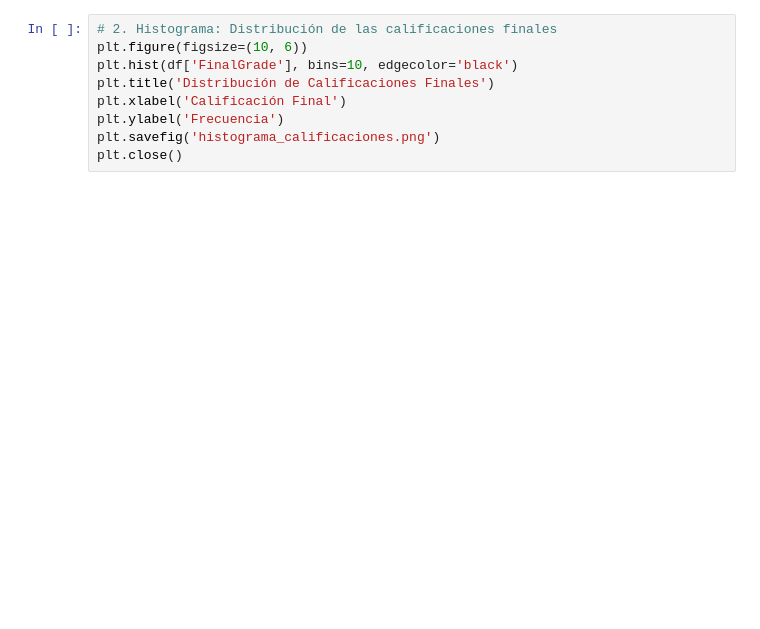
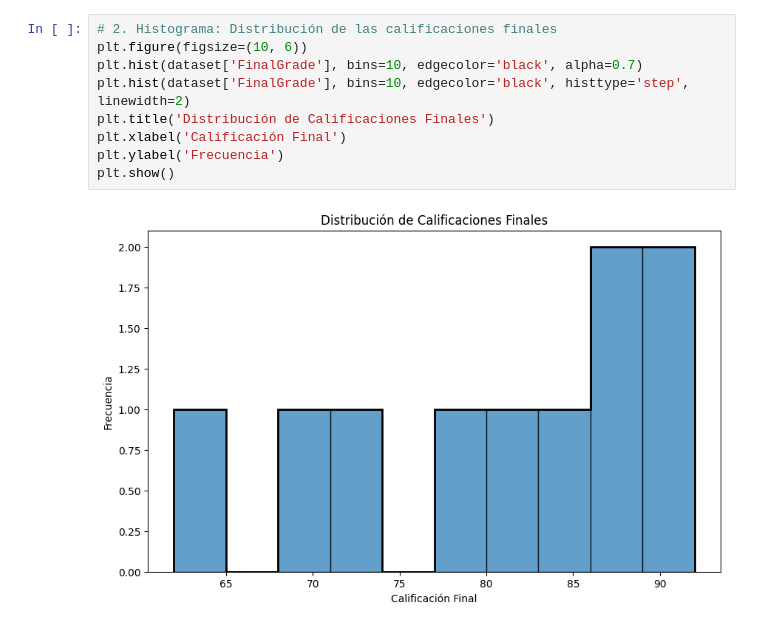
Before and after one commit to lizsolano/Optativa_profesionalizante_I, a Jupyter notebook: Analisis_BD.ipynb, the cells around one changed output. Cells and saved outputs as stored; diff of their text form; blank space fills up the shorter version.

```diff
--- a/Analisis_BD.ipynb
+++ b/Analisis_BD.ipynb
@@ -70,12 +133,14 @@ plt.close()
 # %%
 # 2. Histograma: Distribución de las calificaciones finales
 plt.figure(figsize=(10, 6))
-plt.hist(df['FinalGrade'], bins=10, edgecolor='black')
+plt.hist(dataset['FinalGrade'], bins=10, edgecolor='black', alpha=0.7)
+plt.hist(dataset['FinalGrade'], bins=10, edgecolor='black', histtype='step', linewidth=2)
 plt.title('Distribución de Calificaciones Finales')
 plt.xlabel('Calificación Final')
 plt.ylabel('Frecuencia')
-plt.savefig('histograma_calificaciones.png')
-plt.close()
+plt.show()
+# %% [output]
+[figure, added]
 # %%
 # 3. Gráfico de dispersión: Horas de estudio vs Calificación final
 plt.figure(figsize=(10, 6))
```
Also changed, not shown: parts of 17 cells of this notebook.
